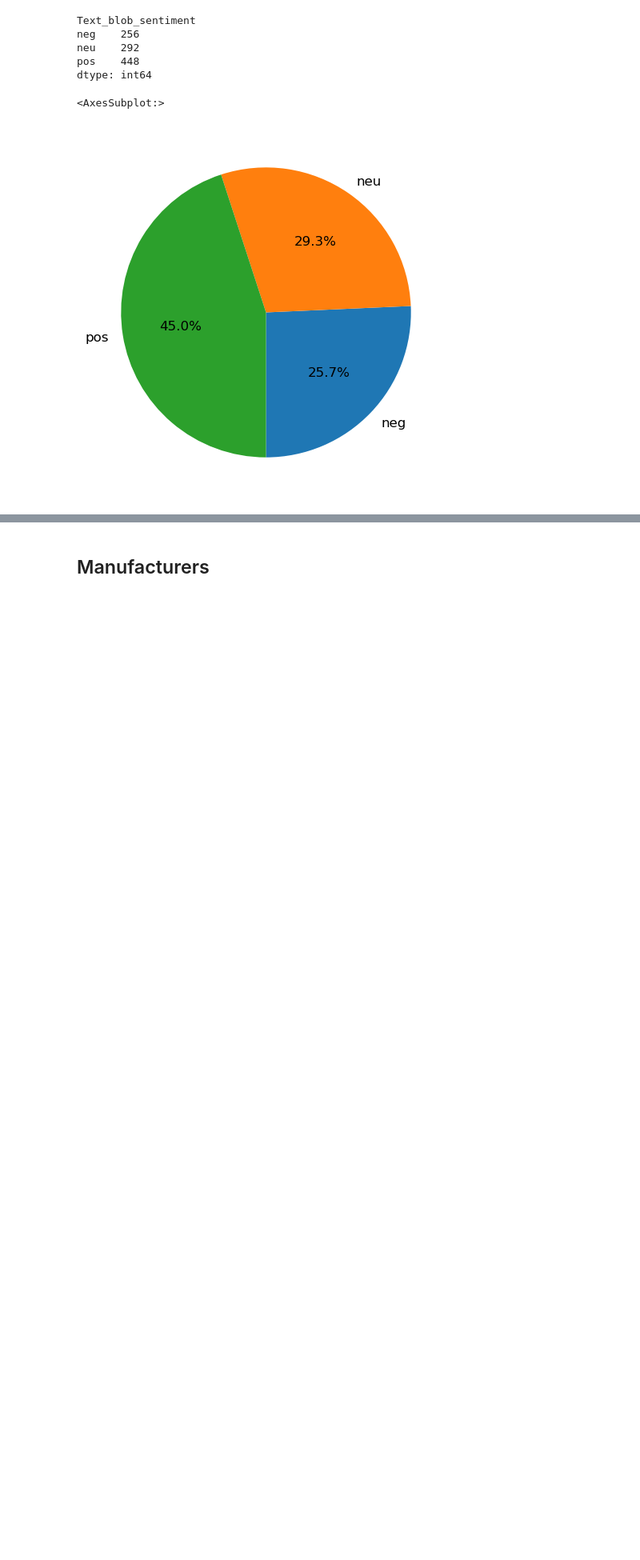
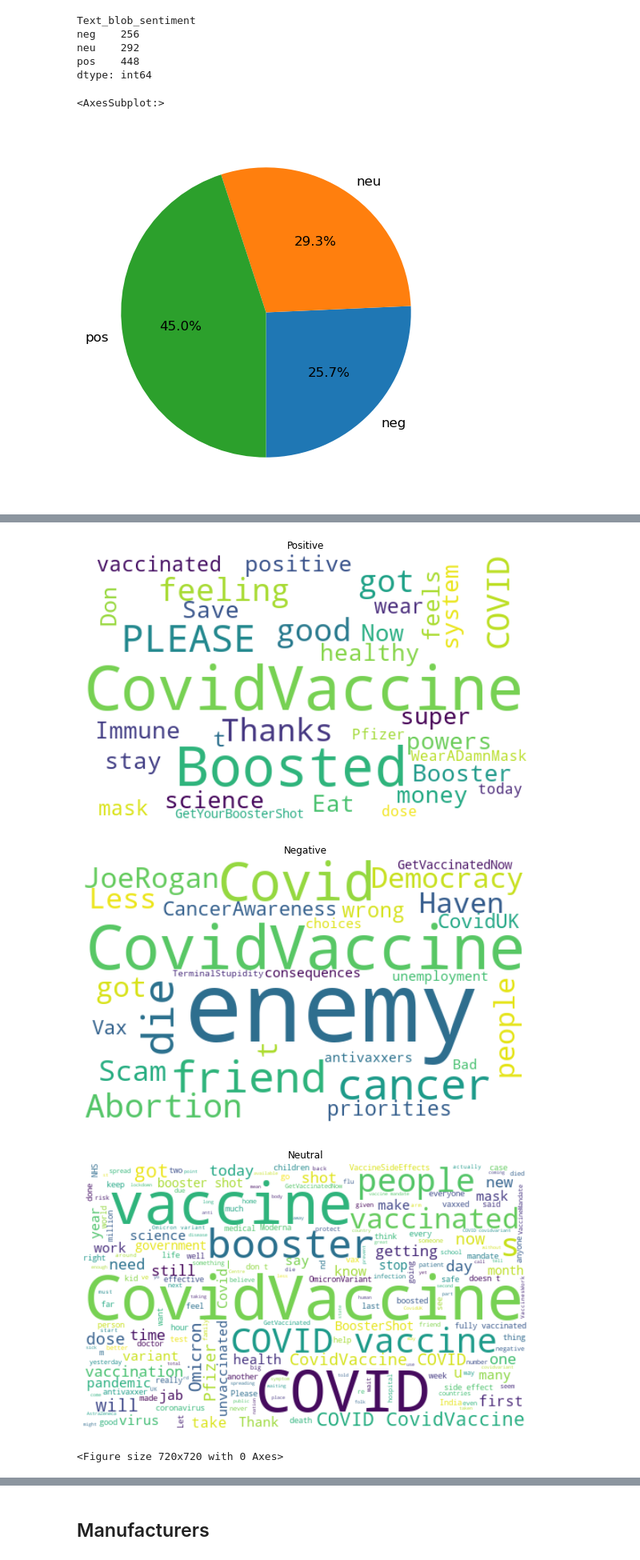
Before and after one commit to preethi-prak/Twitter_SentimentAnalysis_CovidVaccine, a Jupyter notebook: TwitterSentimentAnalysis_EDA_Algorithms.ipynb, the cells around one changed output, grey strips where cells are left out. Shown at 80% size. Cells and saved outputs as stored; diff of their text form; code cells hidden in the pictures; blank space fills up the shorter version.

```diff
--- a/TwitterSentimentAnalysis_EDA_Algorithms.ipynb
+++ b/TwitterSentimentAnalysis_EDA_Algorithms.ipynb
@@ -526,3 +584,9 @@ sentiment_counts_text_blob.plot.pie(ax=ax, autopct='%1.1f%%', startangle=270, fo
 # %% [output]
 <AxesSubplot:>
 [figure]
+# %%
+# Rearrange Columns
+
+col_list = Tweet_Roberta_sentiment_1.columns.tolist()
+cols = col_list[:1] + col_list[11:19] + col_list[8:11] + col_list[19:]
+cols
@@ -528,0 +608,3 @@ sentiment_counts_text_blob.plot.pie(ax=ax, autopct='%1.1f%%', startangle=270, fo
+# %%
+sentiment_df = Tweet_Roberta_sentiment_1[cols]
+sentiment_df
@@ -531,0 +630,27 @@ Tweet_Roberta_sentiment_1.to_csv(r'data/sentiment.csv', encoding='utf-8')
+# %%
+
+# Function for creating WordClouds
+def cloud_of_Words(tweet_cat,title):
+    forcloud = ' '.join([tweet for tweet in tweet_cat])
+    wordcloud = WordCloud(width =500,height = 300,random_state =5,max_font_size=110,background_color="white").generate(forcloud)
+    plt.imshow(wordcloud, interpolation ='bilinear')
+    plt.title(title)
+    plt.axis('off')
+    plt.show()
+    plt.figure(figsize = (10,10))
+# %%
+# categorized tweets
+VADER_positive_tweet =  sentiment_df[sentiment_df['Vader_Sentiment'] == 'pos']['Processed_Tweet']
+VADER_negative_tweet =  sentiment_df[sentiment_df['Vader_Sentiment'] == 'neg']['Processed_Tweet']
+VADER_neutral_tweet =  sentiment_df[sentiment_df['Vader_Sentiment'] == 'neu']['Processed_Tweet']
+# %%
+plt.figure(figsize = (10,10))
+# Creating wordclouds for positive, negative, neutral tweets
+cloud_of_Words(VADER_positive_tweet, 'Positive')
+cloud_of_Words(VADER_negative_tweet, 'Negative')
+cloud_of_Words(VADER_neutral_tweet, 'Neutral')
+# %% [output]
+[figure, added]
+[figure, added]
+[figure, added]
+<Figure size 720x720 with 0 Axes>
```
Also changed, not shown: parts of 41 cells of this notebook.
